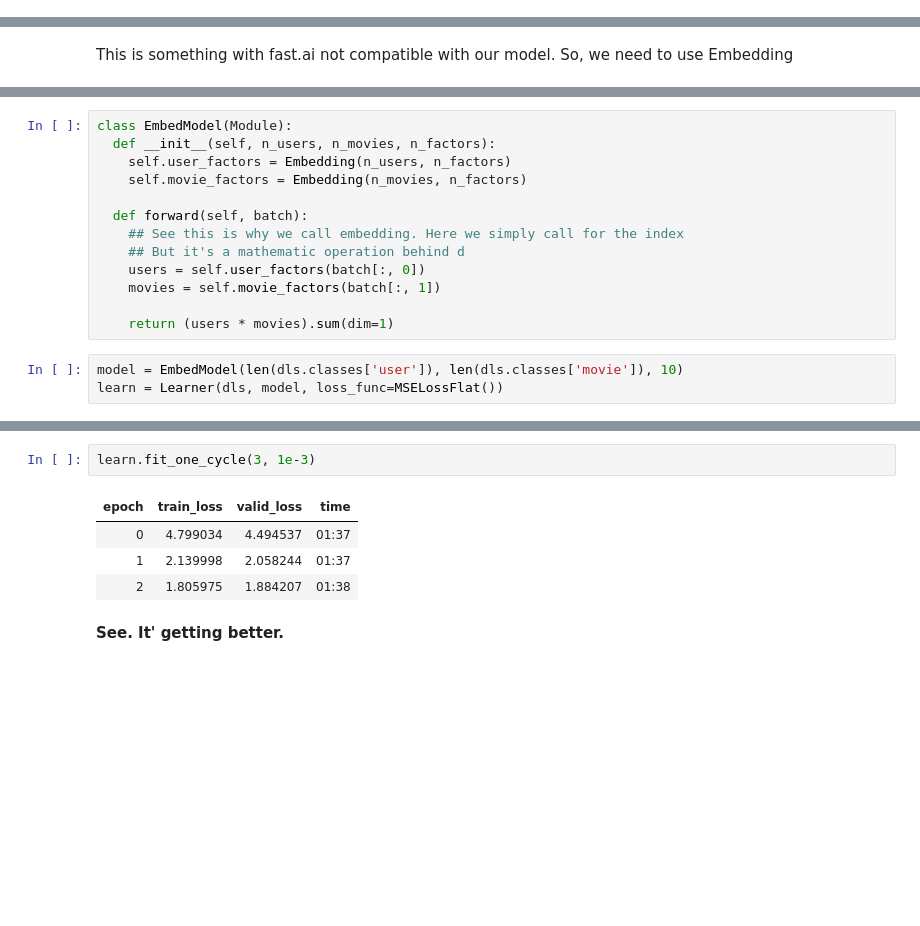
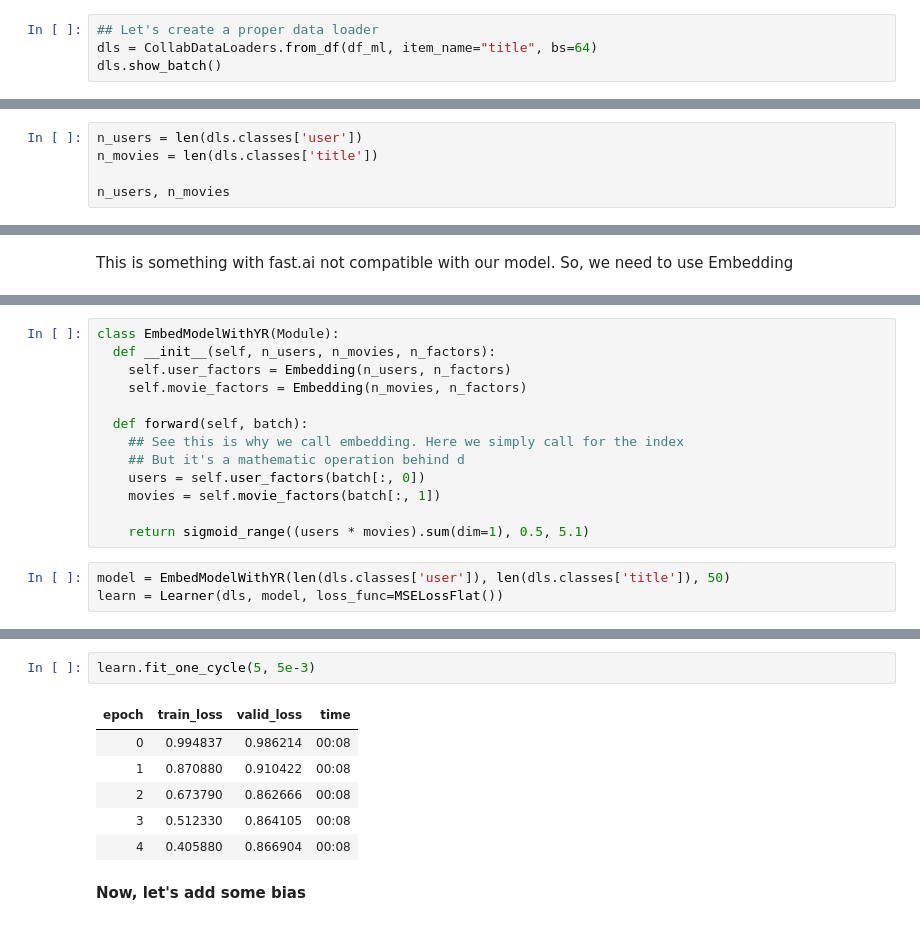
Before and after one commit to arunoda/fastai-v4, a Jupyter notebook: 07_1_colab_filtering.ipynb, the cells around one changed output, grey strips where cells are left out. Drawn from its saved outputs; the diff is of its cells as text; blank space fills up the shorter version.

```diff
--- a/07_1_colab_filtering.ipynb
+++ b/07_1_colab_filtering.ipynb
@@ -223,2 +279,6 @@ movie_factors.grad.sum(), user_factors.grad.sum()
 # %% [markdown]
 **Above grad some has no meaning. I just wanted show that, getting gradient is possible.**
+# %%
+## Let's create a proper data loader
+dls = CollabDataLoaders.from_df(df_ml, item_name="title", bs=64)
+dls.show_batch()
@@ -224,0 +297,5 @@ movie_factors.grad.sum(), user_factors.grad.sum()
+# %%
+n_users = len(dls.classes['user'])
+n_movies = len(dls.classes['title'])
+
+n_users, n_movies
@@ -275,5 +371,5 @@ So, we need to use Embedding
 # %%
-class EmbedModel(Module):
+class EmbedModelWithYR(Module):
   def __init__(self, n_users, n_movies, n_factors):
     self.user_factors = Embedding(n_users, n_factors)
     self.movie_factors = Embedding(n_movies, n_factors)
@@ -284,7 +380,7 @@ class EmbedModel(Module):
     users = self.user_factors(batch[:, 0])
     movies = self.movie_factors(batch[:, 1])
 
-    return (users * movies).sum(dim=1)
+    return sigmoid_range((users * movies).sum(dim=1), 0.5, 5.1)
 # %%
-model = EmbedModel(len(dls.classes['user']), len(dls.classes['movie']), 10)
+model = EmbedModelWithYR(len(dls.classes['user']), len(dls.classes['title']), 50)
 learn = Learner(dls, model, loss_func=MSELossFlat())
@@ -297,9 +387,11 @@ SuggestedLRs(lr_min=5.754399462603033e-05, lr_steep=3.311311274956097e-06)
 # %%
-learn.fit_one_cycle(3, 1e-3)
+learn.fit_one_cycle(5, 5e-3)
 # %% [output]
 | epoch | train_loss | valid_loss | time |
-| 0 | 4.799034 | 4.494537 | 01:37 |
-| 1 | 2.139998 | 2.058244 | 01:37 |
-| 2 | 1.805975 | 1.884207 | 01:38 |
+| 0 | 0.994837 | 0.986214 | 00:08 |
+| 1 | 0.870880 | 0.910422 | 00:08 |
+| 2 | 0.673790 | 0.862666 | 00:08 |
+| 3 | 0.512330 | 0.864105 | 00:08 |
+| 4 | 0.405880 | 0.866904 | 00:08 |
-# %% [markdown]
-**See. It' getting better.**
+# %% [markdown]
+**Now, let's add some bias**
```
Also changed, not shown: parts of 46 cells of this notebook.
